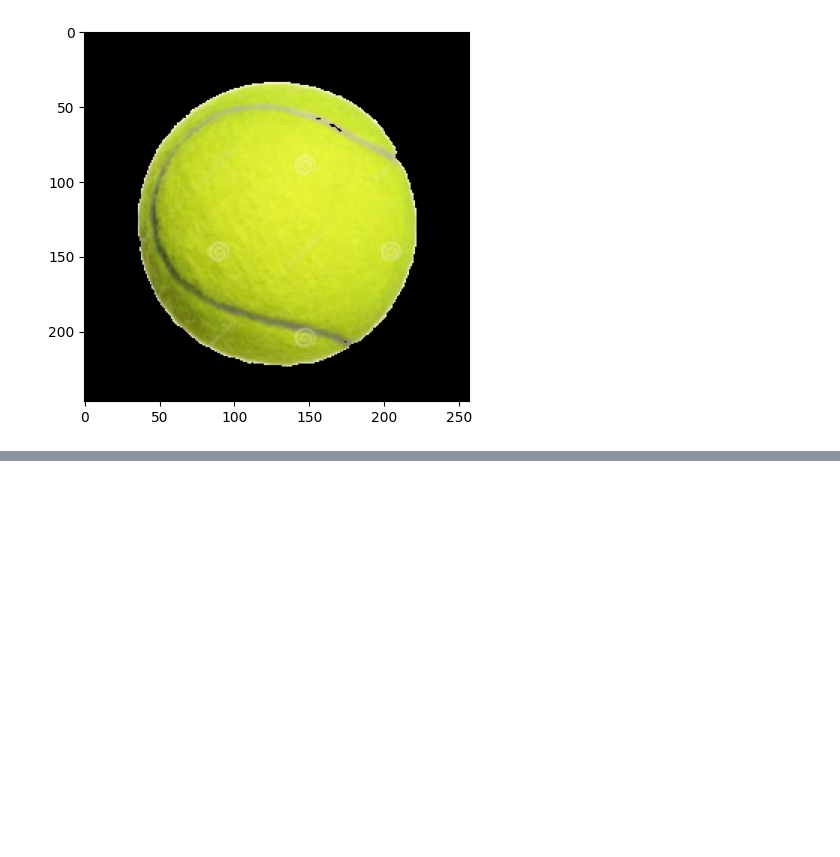
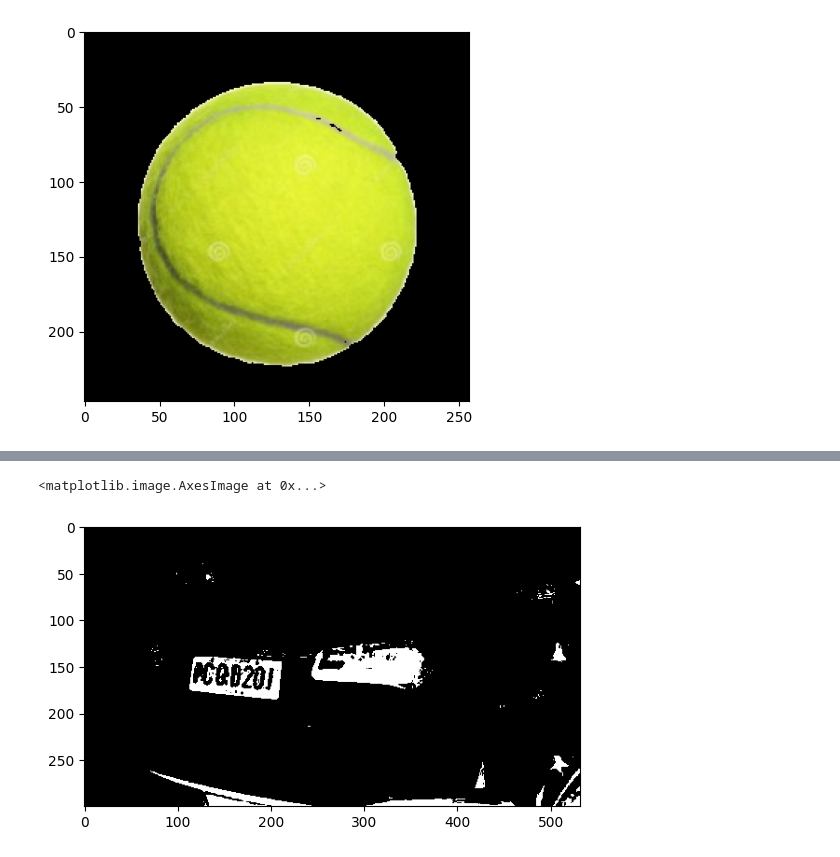
Before and after one commit to ctcyyds/Machinevision, a Jupyter notebook: day02/opera_pict.ipynb, the cells around one changed output, grey strips where cells are left out. Saved outputs shown, nothing was run; the diff lists cells and outputs as text; code cells hidden in the pictures; blank space fills up the shorter version.

```diff
--- a/day02/opera_pict.ipynb
+++ b/day02/opera_pict.ipynb
@@ -218,0 +246,6 @@ imshow(img)
+# %%
+thresh, binary = cv.threshold(img,53,255,cv.THRESH_BINARY_INV)
+plt.imshow(binary,cmap="gray")
+# %% [output]
+<matplotlib.image.AxesImage at 0x...>
+[figure, added]
```
Also changed, not shown: parts of 15 cells of this notebook, 8 other files.
